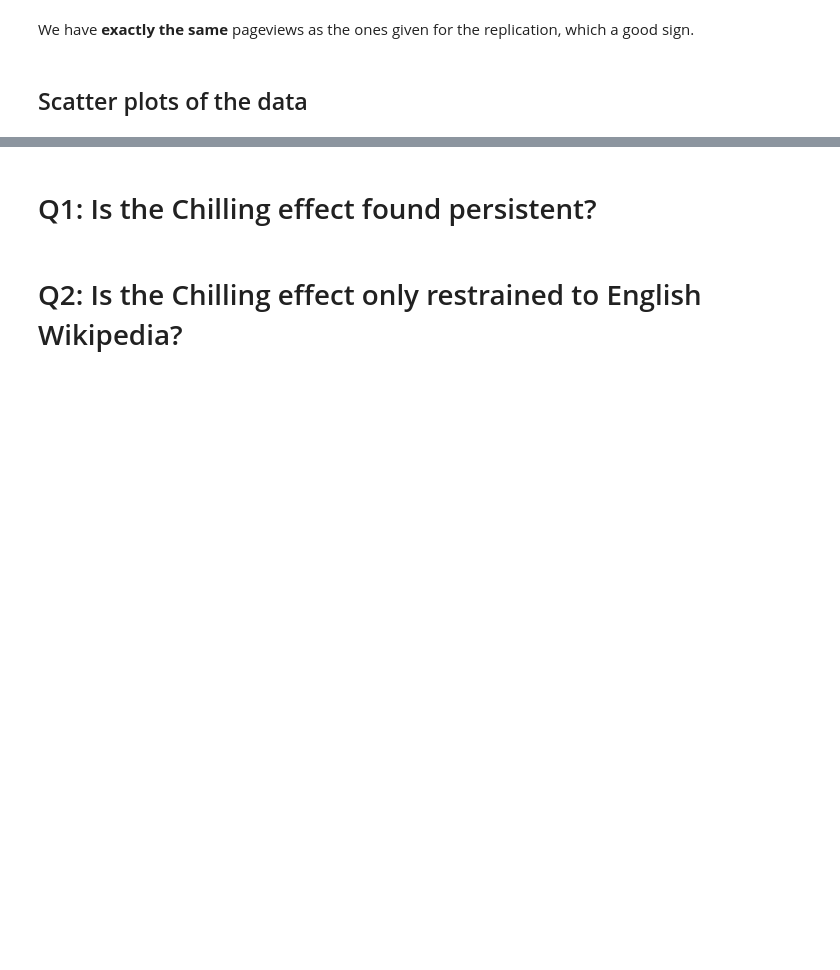
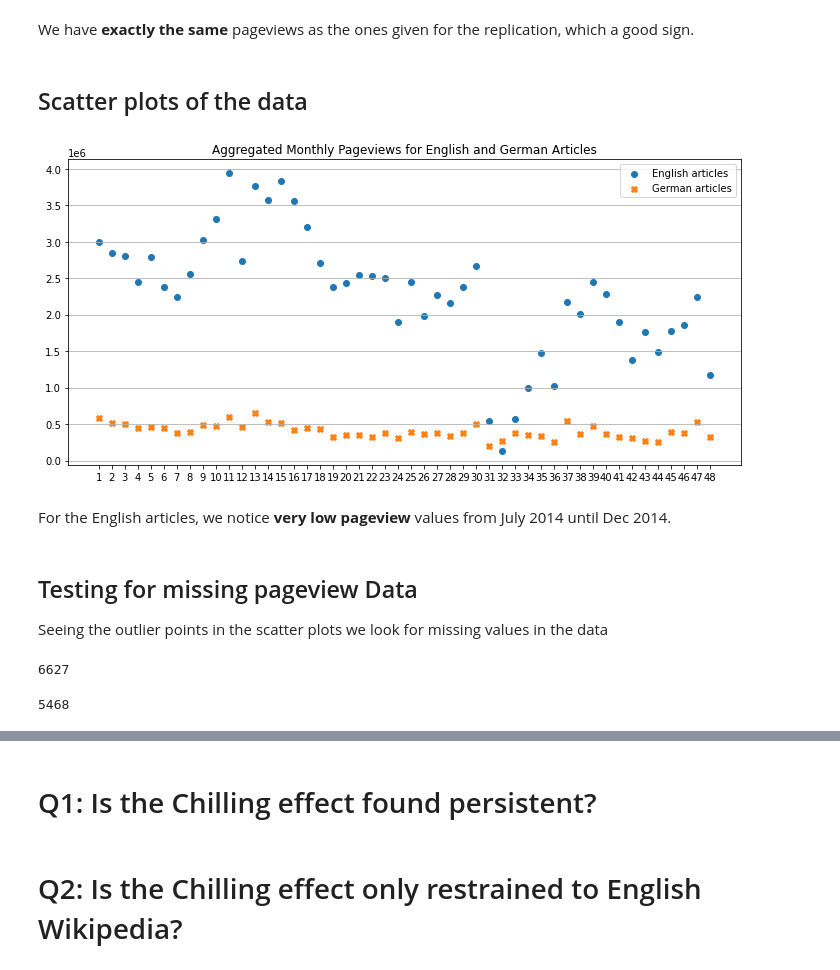
Before and after one commit to epfl-ada/ada-2020-project-milestone-p3-p3_team-aka, a Jupyter notebook: Milestone_P4.ipynb, the cells around one changed output, grey strips where cells are left out. Drawn from its saved outputs; the diff is of its cells as text; code cells hidden in the pictures; blank space fills up the shorter version.

```diff
--- a/Milestone_P4.ipynb
+++ b/Milestone_P4.ipynb
@@ -150,3 +158,37 @@ True
 We have **exactly the same** pageviews as the ones given for the replication, which a good sign.
 # %% [markdown]
 ## Scatter plots of the data
+# %%
+# Aggregate the total monthly pageviews
+grouped_en = data_en.groupby(pd.Grouper(key='date', freq='M'))['pageviews'].sum()
+grouped_de = data_de.groupby(pd.Grouper(key='date', freq='M'))['pageviews'].sum()
+# %%
+plt.figure(figsize=(10,5))
+plt.scatter(x=range(1,len(grouped_en) + 1), y=grouped_en.values, label='English articles')
+plt.scatter(x=range(1,len(grouped_de) + 1), y=grouped_de.values, marker='X', label='German articles')
+
+plt.title('Aggregated Monthly Pageviews for English and German Articles')
+
+plt.grid (False, axis='x')
+plt.grid (True, axis='y')
+plt.tight_layout()
+plt.xticks(range(1,len(grouped_en) + 1))
+plt.legend()
+plt.savefig('figures/agg.png')
+
+plt.show()
+# %% [output]
+[figure, added]
+# %% [markdown]
+For the English articles, we notice **very low pageview** values from July 2014 until Dec 2014.
+# %% [markdown]
+## Testing for missing pageview Data
+Seeing the outlier points in the scatter plots we look for missing values in the data
+# %%
+(data_en['pageviews'] == 0).sum()
+# %% [output]
+6627
+# %%
+(data_de['pageviews'] == 0).sum()
+# %% [output]
+5468
```
Also changed, not shown: parts of 83 cells of this notebook.
